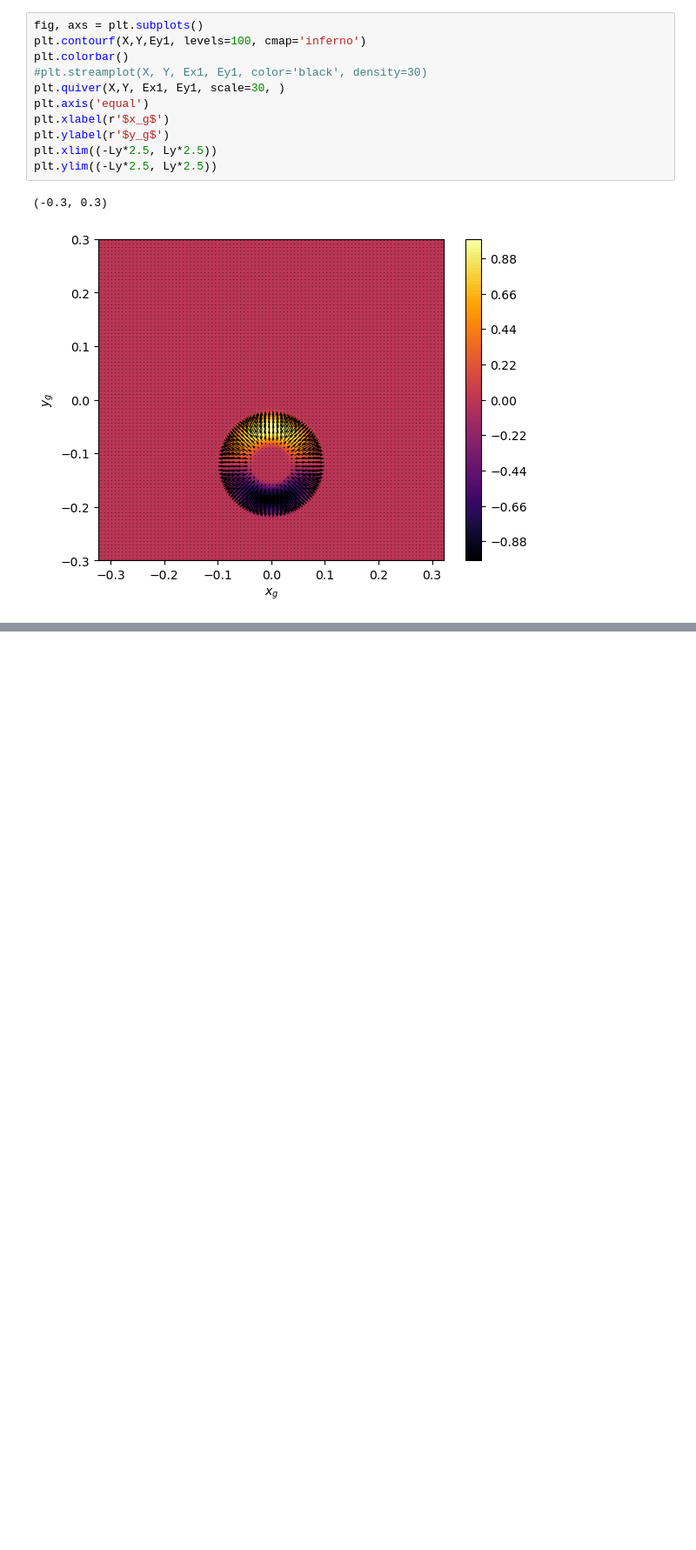
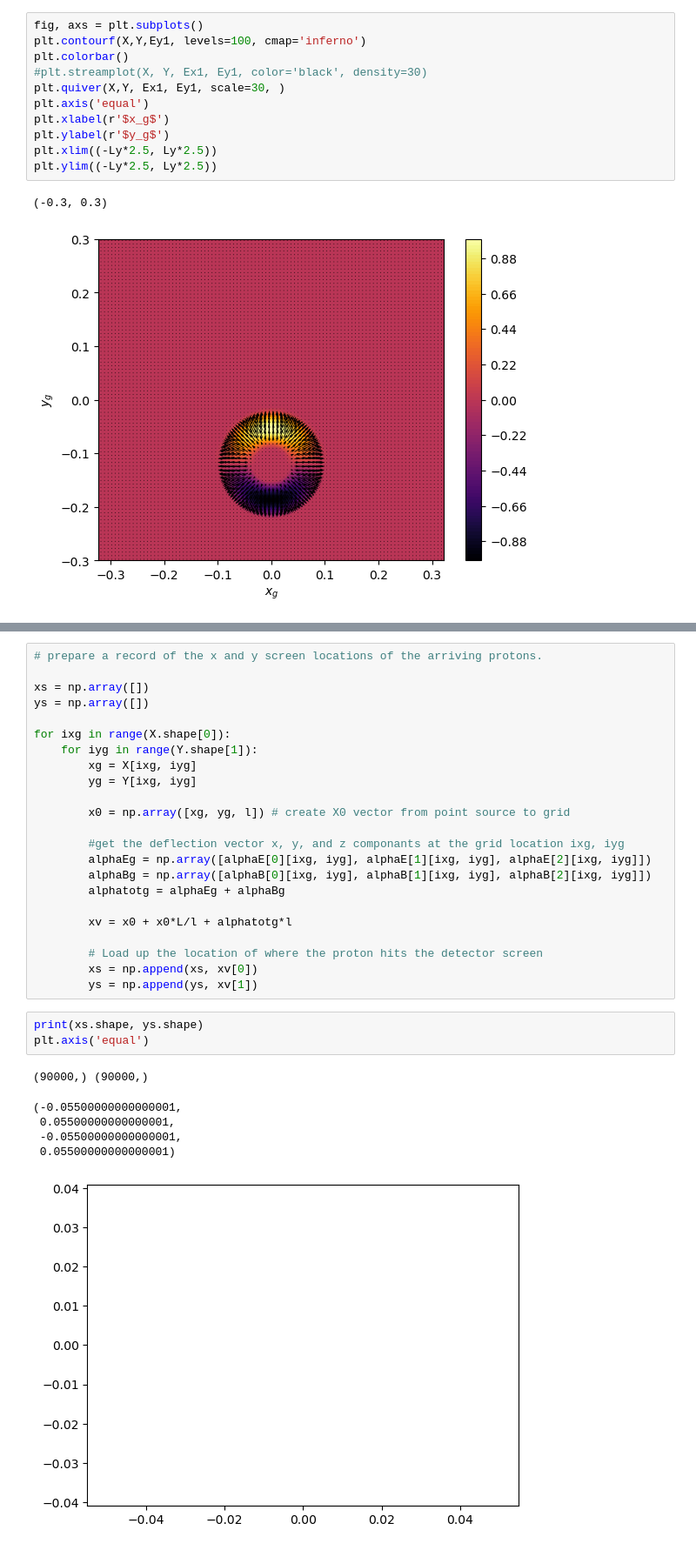
Before and after one commit to vandelij/plasma_diagnostic_hw, a Jupyter notebook: HW4.ipynb, the cells around one changed output, grey strips where cells are left out. Shown at 87% size. Saved outputs shown, nothing was run; the diff lists cells and outputs as text; blank space fills up the shorter version.

Commit message:
added plotting for proton deflection

```diff
--- a/HW4.ipynb
+++ b/HW4.ipynb
@@ -311,0 +381,33 @@ plt.ylim((-Ly*2.5, Ly*2.5))
+# %%
+# prepare a record of the x and y screen locations of the arriving protons.
+
+xs = np.array([])
+ys = np.array([])
+
+for ixg in range(X.shape[0]):
+    for iyg in range(Y.shape[1]):
+        xg = X[ixg, iyg]
+        yg = Y[ixg, iyg]
+
+        x0 = np.array([xg, yg, l]) # create X0 vector from point source to grid
+
+        #get the deflection vector x, y, and z componants at the grid location ixg, iyg
+        alphaEg = np.array([alphaE[0][ixg, iyg], alphaE[1][ixg, iyg], alphaE[2][ixg, iyg]])
+        alphaBg = np.array([alphaB[0][ixg, iyg], alphaB[1][ixg, iyg], alphaB[2][ixg, iyg]])
+        alphatotg = alphaEg + alphaBg
+
+        xv = x0 + x0*L/l + alphatotg*l
+
+        # Load up the location of where the proton hits the detector screen
+        xs = np.append(xs, xv[0])
+        ys = np.append(ys, xv[1])
+# %%
+print(xs.shape, ys.shape)
+plt.axis('equal')
+# %% [output]
+(90000,) (90000,)
+(-0.05500000000000001,
+ 0.05500000000000001,
+ -0.05500000000000001,
+ 0.05500000000000001)
+[figure, added]
```
Also changed, not shown: parts of 3 cells of this notebook.
